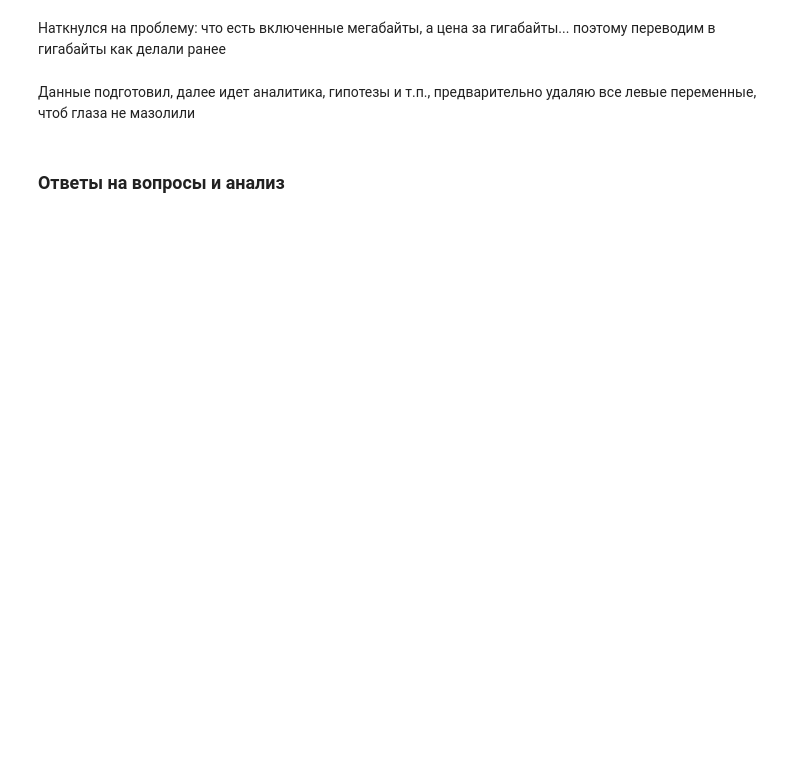
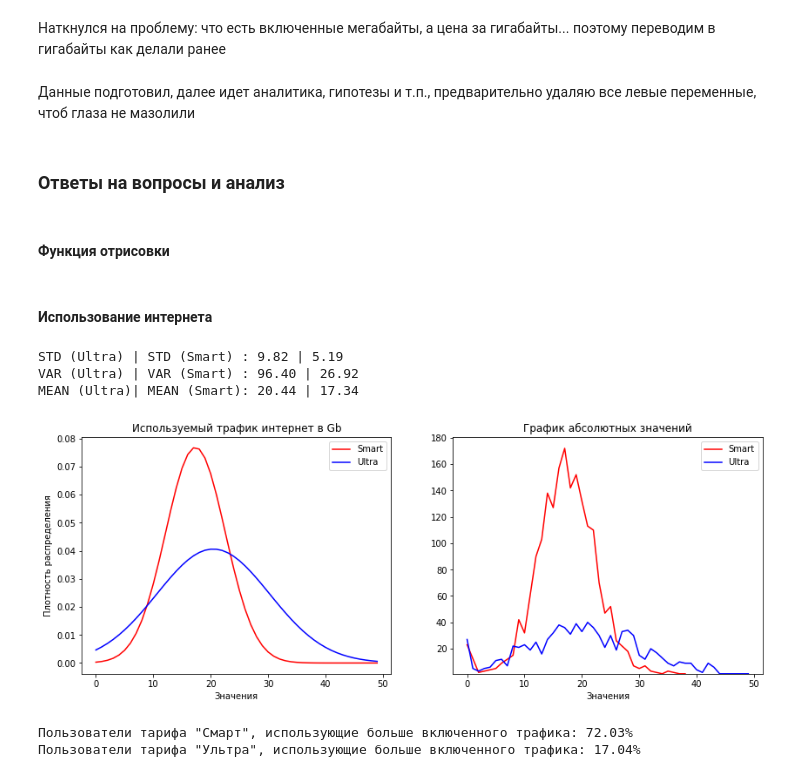
Before and after one commit to mangustik228/project_ds_5, a Jupyter notebook: project_5.ipynb, the cells around one changed output. Cells and saved outputs as stored; diff of their text form; code cells hidden in the pictures; blank space fills up the shorter version.

```diff
--- a/project_5.ipynb
+++ b/project_5.ipynb
@@ -361,0 +362,61 @@ df_median.sort_values(by=['tariff_name', 'month'])
+# %% [markdown]
+#### Функция отрисовки
+# %%
+def show_hist(name_column, text, hist_range, ylim=True):
+    '''Функция для отрисовки графика и вывода основных значений
+
+    Args:
+        name_column (str): колонка df по которой строить
+        text (str): Название таблицы
+        hist_range (tuple): Диапазон для которой строить гистограмму плотностей
+        ylim (list): Высота по y для абсолютных значений
+    '''
+    ultra_list = df_ultra[name_column]
+    ultra_std = np.std(ultra_list)  # Стандартное отклонение
+    ultra_var = np.var(ultra_list)  # Дисперсия
+    ultra_mean = ultra_list.mean()  # Мат. ожидание
+
+    smart_list = df_smart[name_column]
+    smart_std = np.std(smart_list)
+    smart_var = np.var(smart_list)
+    smart_mean = smart_list.mean()
+
+    fig = plt.figure(figsize=(14,5))
+    x_axis = np.arange(*hist_range)
+    ax1 = fig.add_subplot(121)
+    ax1.plot(x_axis, st.norm.pdf(x_axis, smart_mean, smart_std), color='red', label='Smart')
+    ax1.plot(x_axis, st.norm.pdf(x_axis, ultra_mean, ultra_std), color='blue', label='Ultra')
+    plt.ylabel('Плотность распределения')
+    plt.xlabel('Значения')
+    plt.title(text)
+    plt.legend()
+    ax2 = fig.add_subplot(122)
+    df_smart_group = df_smart.groupby(name_column)['user_id'].count()
+    df_ultra_group = df_ultra.groupby(name_column)['user_id'].count()
+    ax2.plot(df_smart_group, color='red', label='Smart')
+    ax2.plot(df_ultra_group, color='blue', label='Ultra')
+    plt.ylim(ylim)
+    plt.xlabel('Значения')
+    plt.title('График абсолютных значений')
+    plt.legend()
+    plt.show
+    print(f'STD (Ultra) | STD (Smart) : {ultra_std:.2f} | {smart_std:.2f}')
+    print(f'VAR (Ultra) | VAR (Smart) : {ultra_var:.2f} | {smart_var:.2f}')
+    print(f'MEAN (Ultra)| MEAN (Smart): {ultra_mean:.2f} | {smart_mean:.2f}')
+# %% [markdown]
+#### Использование интернета
+# %%
+show_hist('gb_used', 'Используемый трафик интернет в Gb', (0,50,1))
+# %% [output]
+STD (Ultra) | STD (Smart) : 9.82 | 5.19
+VAR (Ultra) | VAR (Smart) : 96.40 | 26.92
+MEAN (Ultra)| MEAN (Smart): 20.44 | 17.34
+[figure, added]
+# %%
+per_smart = len(df_smart.query('gb_used >= gb_included')) / len(df_smart)
+per_ultra = len(df_ultra.query('gb_used >= gb_included')) / len(df_ultra)
+print(f'Пользователи тарифа "Смарт", использующие больше включенного трафика: {per_smart:.2%}')
+print(f'Пользователи тарифа "Ультра", использующие больше включенного трафика: {per_ultra:.2%}')
+# %% [output]
+Пользователи тарифа "Смарт", использующие больше включенного трафика: 72.03%
+Пользователи тарифа "Ультра", использующие больше включенного трафика: 17.04%
```
Also changed, not shown: parts of 42 cells of this notebook.
